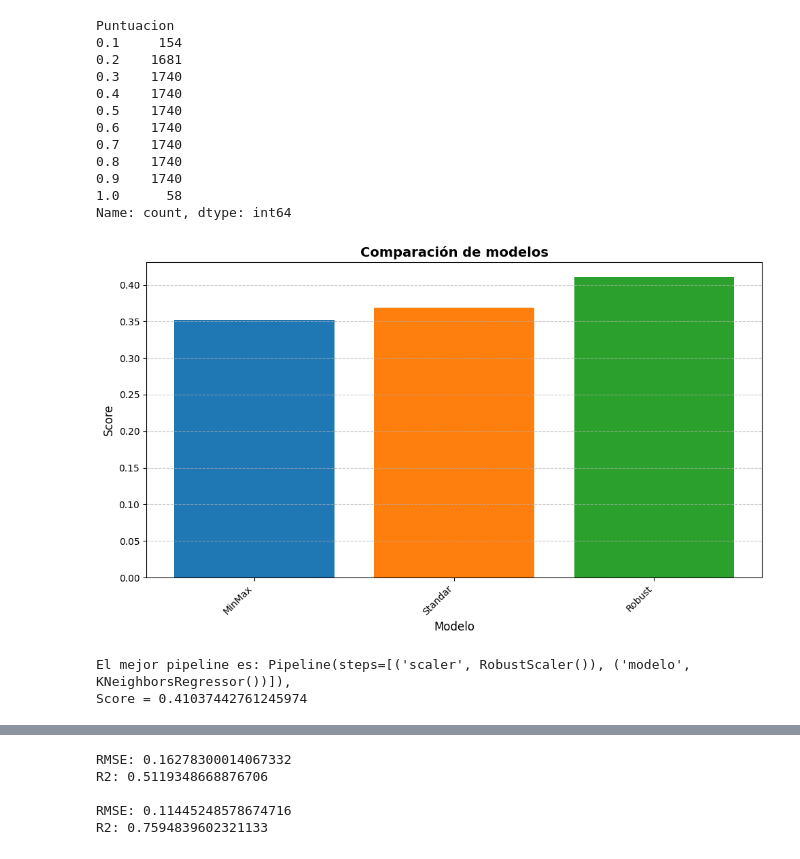
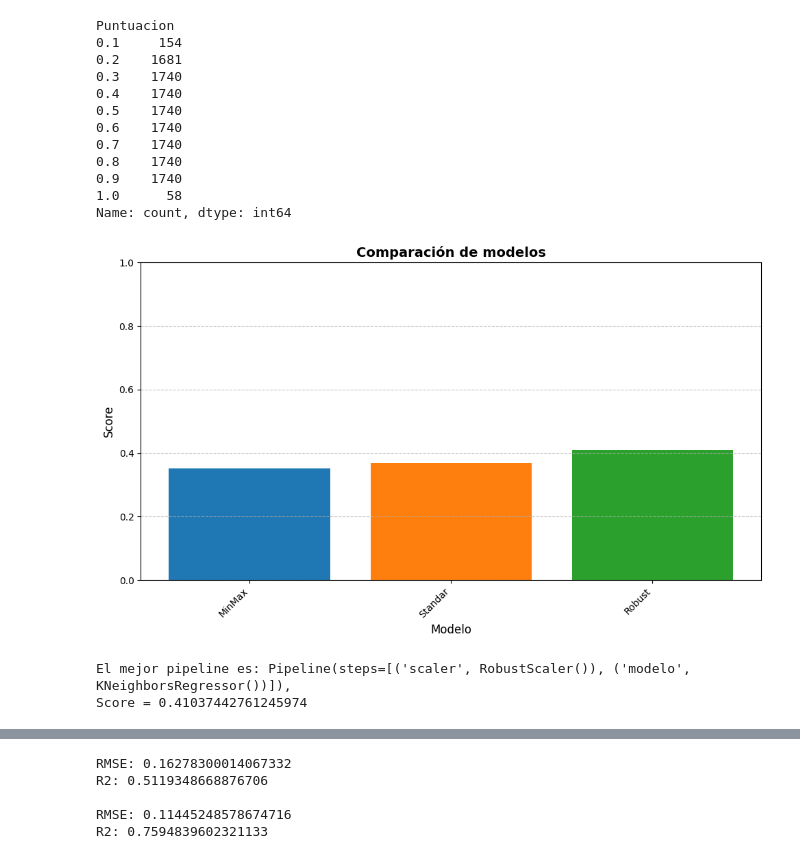
Before and after one commit to Marcos-RP/Lucy-Prototipo-de-Asistente-Personal, a Jupyter notebook: 1 Desarrollo/Fase 2 Modelos/Parte 1/Modelos_IMDb.ipynb, the cells around one changed output, grey strips where cells are left out. Drawn from its saved outputs; the diff is of its cells as text; code cells hidden in the pictures.

```diff
--- a/1 Desarrollo/Fase 2 Modelos/Parte 1/Modelos_IMDb.ipynb
+++ b/1 Desarrollo/Fase 2 Modelos/Parte 1/Modelos_IMDb.ipynb
@@ -762,34 +764,35 @@ piperobusto_reg = Pipeline([
     ('modelo', knnn_reg)
 ])
 
 
 resultado3_reg = cross_val_score(piperobusto_reg, X_train_reg, y_train_reg, scoring='r2', cv=inner_reg).mean()
 
 inner_score_reg = {pipeminmax_reg: resultado1_reg, pipeestandar_reg: resultado2_reg, piperobusto_reg: resultado3_reg}
 
 inner_score2_reg = {
     'MinMax': resultado1_reg,
     'Standar': resultado2_reg,
     'Robust': resultado3_reg
 }
 
 # Gráfico de comparación
 plt.figure(figsize=(10, 6))
 plt.bar(inner_score2_reg.keys(), inner_score2_reg.values(), color=['#1f77b4', '#ff7f0e', '#2ca02c', '#d62728', '#9467bd', '#8c564b'])
 plt.xlabel('Modelo', fontsize=12)
 plt.ylabel('Score', fontsize=12)
 plt.title('Comparación de modelos', fontsize=14, fontweight='bold')
 plt.xticks(rotation=45, ha='right', fontsize=10)
 plt.yticks(fontsize=10)
 plt.grid(axis='y', linestyle='--', alpha=0.7)
 plt.tight_layout()
+plt.ylim(0, 1)
 
 plt.show()
 
 mejor_pipeline_reg = max(inner_score_reg, key=inner_score_reg.get)
 print(f"\nEl mejor pipeline es: {mejor_pipeline_reg}, \nScore = {inner_score_reg[mejor_pipeline_reg]}")
 # %% [output]
-[figure, old version]
+[figure, new version]
 El mejor pipeline es: Pipeline(steps=[('scaler', RobustScaler()), ('modelo', KNeighborsRegressor())]),
 Score = 0.41037442761245974
 # %%
```
Also changed, not shown: parts of 13 cells of this notebook, 21 other files.
